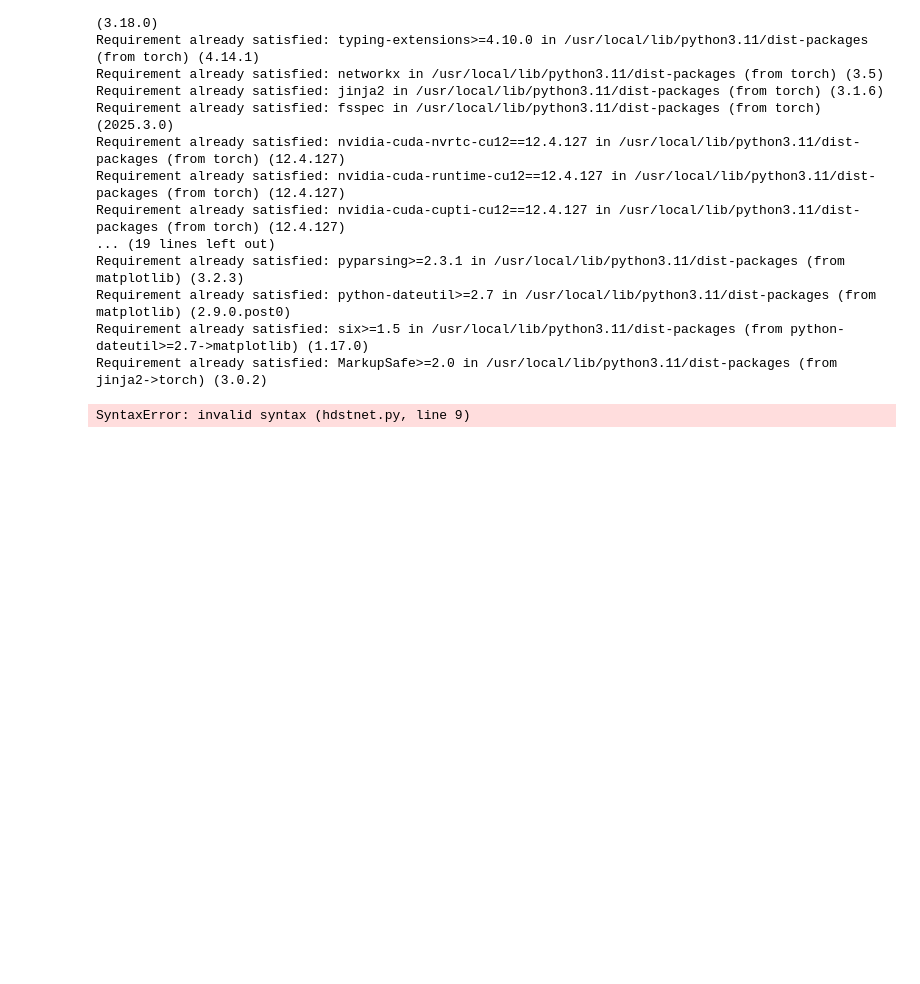
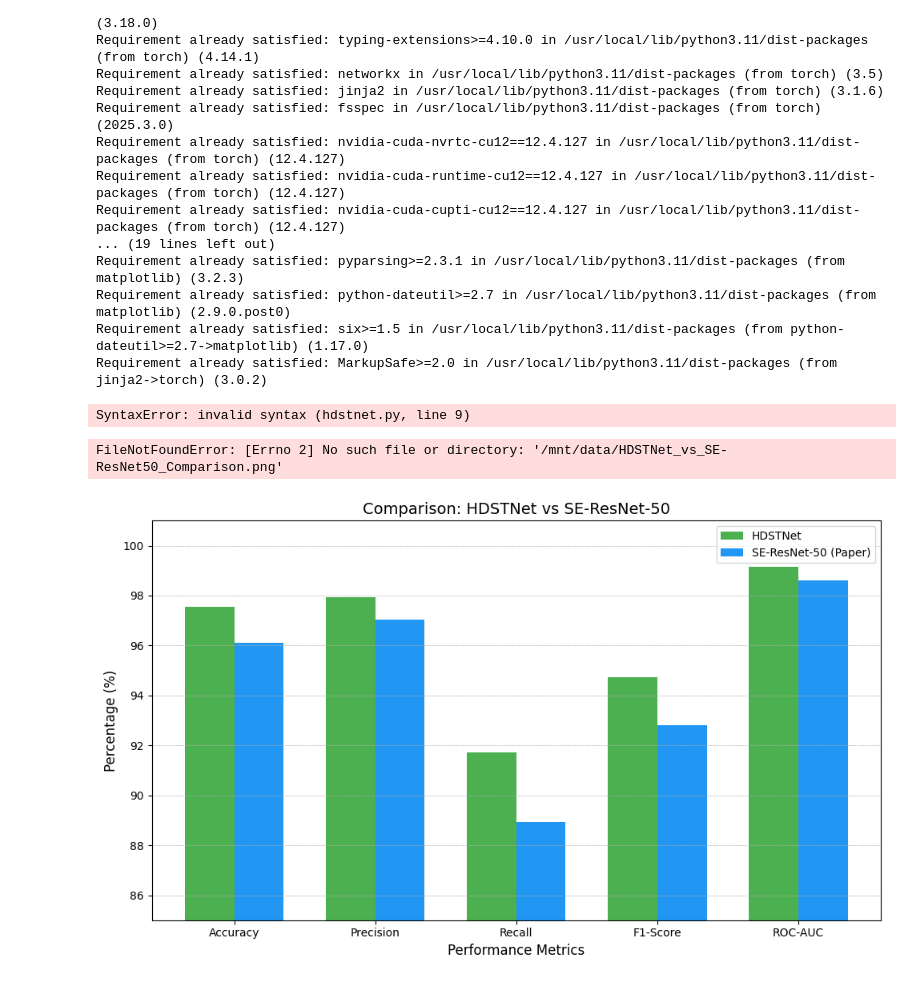
Before and after one commit to rajj2309/genius, a Jupyter notebook: HDST(1).ipynb, the cells around one changed output. Cells and saved outputs as stored; diff of their text form; code cells hidden in the pictures; blank space fills up the shorter version.

```diff
--- a/HDST(1).ipynb
+++ b/HDST(1).ipynb
@@ -1115,3 +1115,39 @@ Requirement already satisfied: MarkupSafe>=2.0 in /usr/local/lib/python3.11/dist
 from model.hdstnet import HDSTNet
 # %% [output]
 SyntaxError: invalid syntax (hdstnet.py, line 9)
+# %%
+import matplotlib.pyplot as plt
+import numpy as np
+
+# Metric Names
+metrics = ['Accuracy', 'Precision', 'Recall', 'F1-Score', 'ROC-AUC']
+
+# Values from the two models
+hds_values = [97.55, 97.94, 91.73, 94.72, 99.14]
+se_resnet_values = [96.12, 97.04, 88.94, 92.82, 98.62]
+
+# Bar width and positions
+bar_width = 0.35
+index = np.arange(len(metrics))
+
+# Plotting
+plt.figure(figsize=(10,6))
+plt.bar(index, hds_values, bar_width, label='HDSTNet', color='#4CAF50')
+plt.bar(index + bar_width, se_resnet_values, bar_width, label='SE-ResNet-50 (Paper)', color='#2196F3')
+
+# Labels and title
+plt.xlabel('Performance Metrics', fontsize=12)
+plt.ylabel('Percentage (%)', fontsize=12)
+plt.title('Comparison: HDSTNet vs SE-ResNet-50', fontsize=14)
+plt.xticks(index + bar_width / 2, metrics)
+plt.ylim(85, 101)
+plt.legend()
+
+# Display the graph
+plt.grid(True, axis='y', linestyle='--', linewidth=0.5)
+plt.tight_layout()
+plt.savefig("/mnt/data/HDSTNet_vs_SE-ResNet50_Comparison.png")
+plt.show()
+# %% [output]
+FileNotFoundError: [Errno 2] No such file or directory: '/mnt/data/HDSTNet_vs_SE-ResNet50_Comparison.png'
+[figure, added]
```
